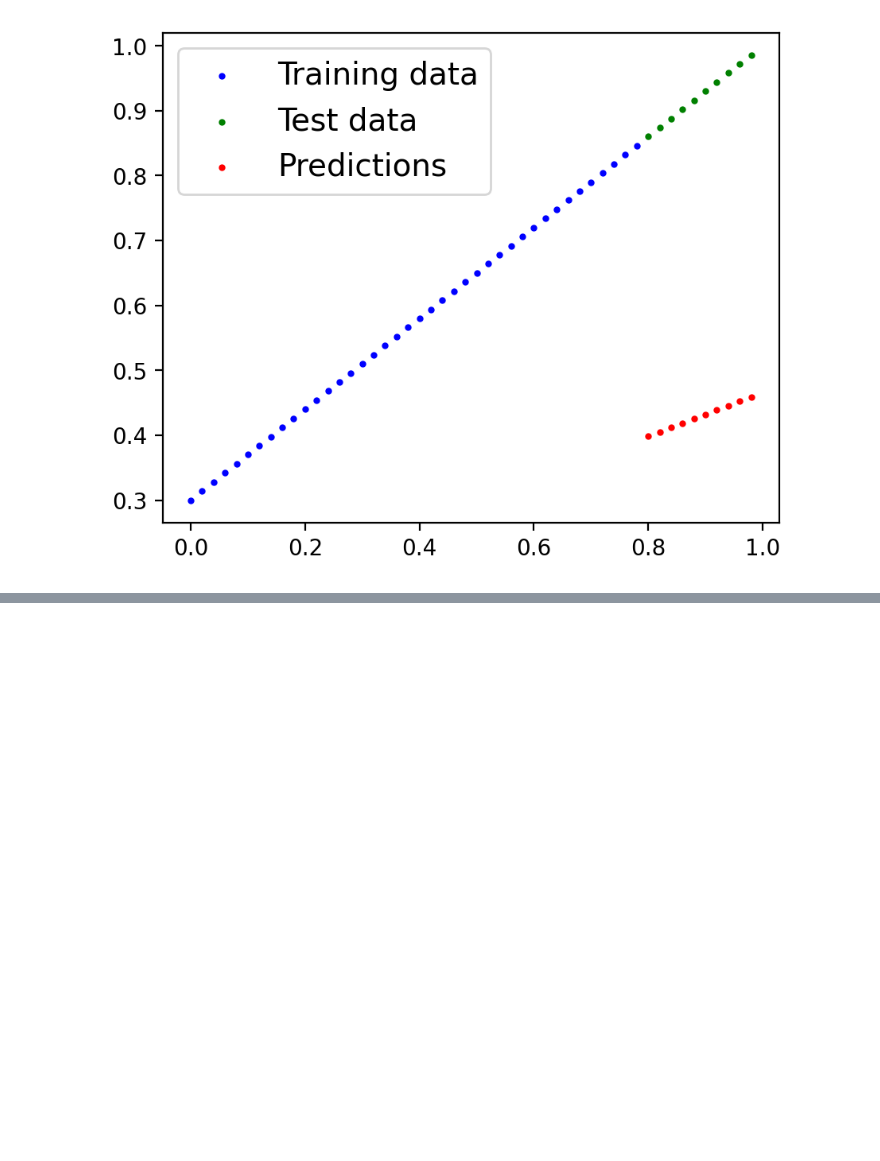
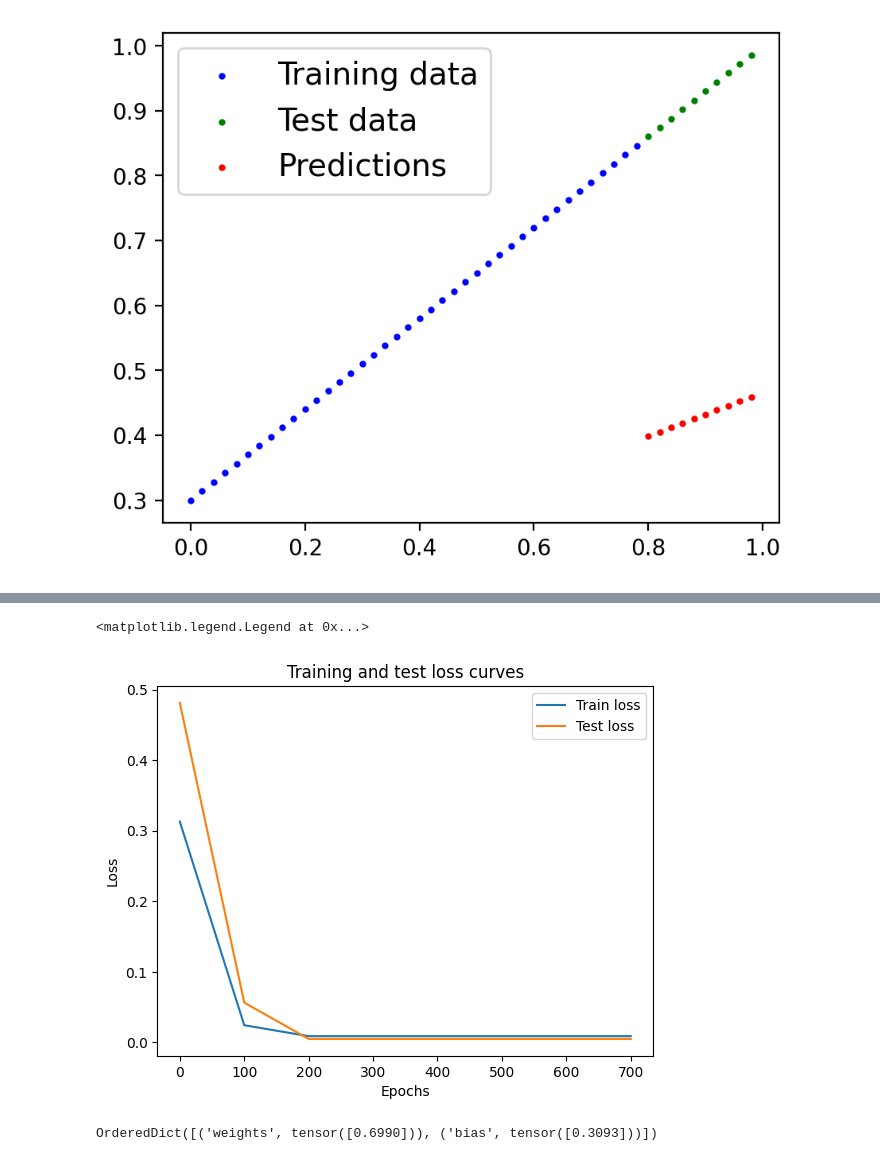
Before and after one commit to Hit07/ML-DL-Torch, a Jupyter notebook: Pytorch_Workflow.ipynb, the cells around one changed output, grey strips where cells are left out. Drawn from its saved outputs; the diff is of its cells as text; code cells hidden in the pictures; blank space fills up the shorter version.

```diff
--- a/Pytorch_Workflow.ipynb
+++ b/Pytorch_Workflow.ipynb
@@ -171,0 +184,9 @@ Move from some unknown parameters to some known parameters
+# %%
+# Setup a loss function
+# loss_fn = torch.mean(torch.abs(y_preds-y_test))
+loss_fn = nn.L1Loss()
+loss_fn
+
+# Setup Optimiser
+optimiser  = torch.optim.SGD(params= model_0.parameters(),
+                             lr =0.01) #<- Learning rate( size of these adjustments )
@@ -171,0 +249,15 @@ Move from some unknown parameters to some known parameters
+# %%
+# Plot the loss curves
+plt.plot(torch.tensor(epoch_count).cpu().numpy(), torch.tensor(loss_values).cpu().numpy(), label="Train loss")
+plt.plot(torch.tensor(epoch_count).cpu().numpy(), torch.tensor(test_loss_values).cpu().numpy(), label="Test loss")
+plt.title("Training and test loss curves")
+plt.ylabel ("Loss" )
+plt. xlabel ( "Epochs")
+plt.legend()
+# %% [output]
+<matplotlib.legend.Legend at 0x...>
+[figure, added]
+# %%
+model_0.state_dict()
+# %% [output]
+OrderedDict([('weights', tensor([0.6990])), ('bias', tensor([0.3093]))])
```
Also changed, not shown: parts of 11 cells of this notebook.
